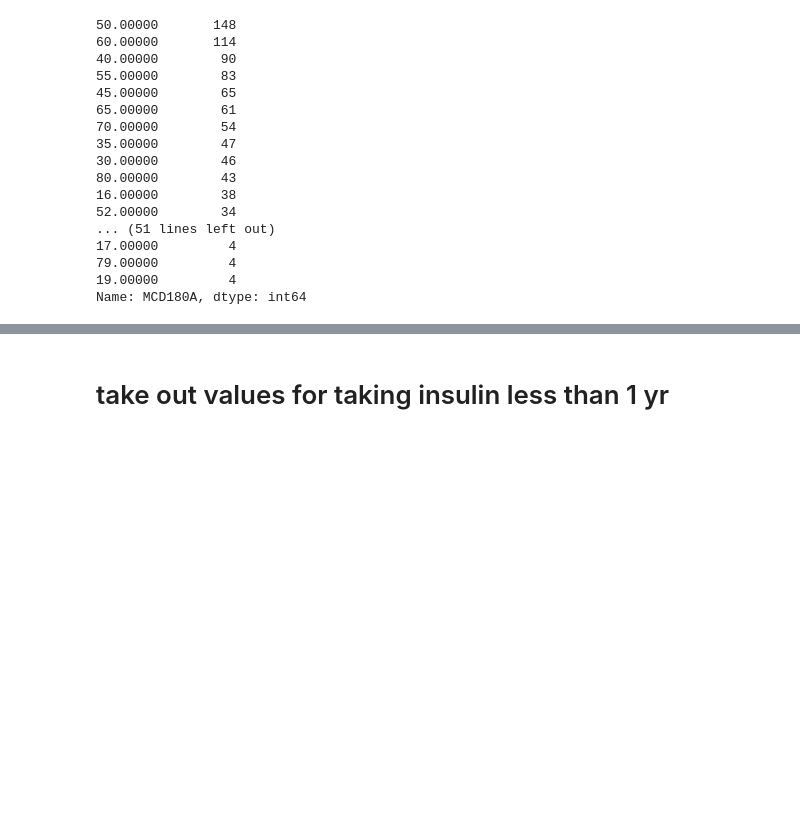
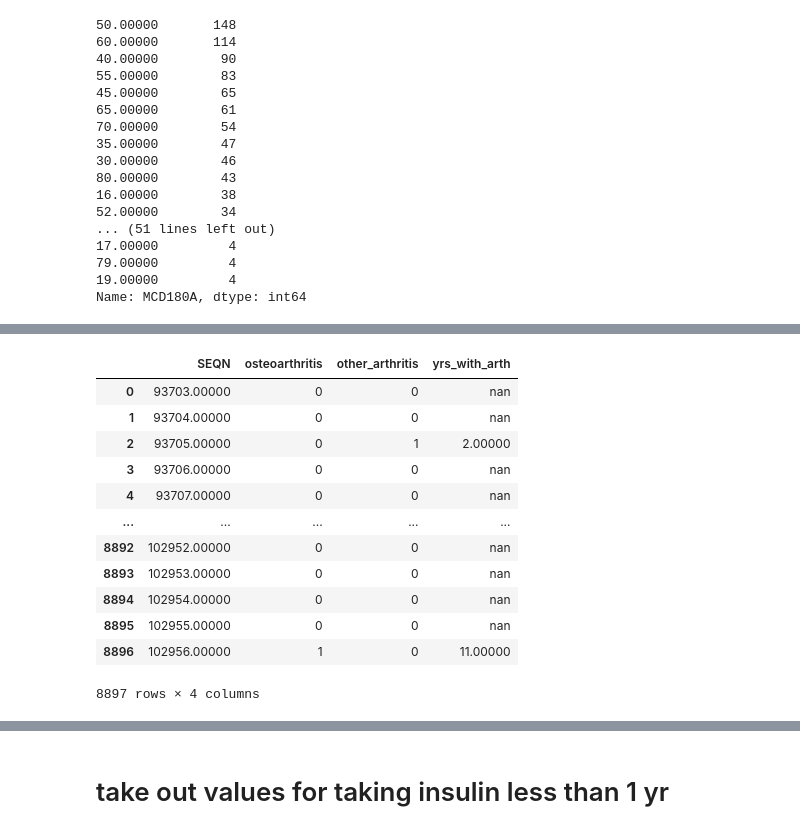
Before and after one commit to lilisbeit/Preventing-Hospitalizations, a Jupyter notebook: Untitled4.ipynb, the cells around one changed output, grey strips where cells are left out. Cells and saved outputs as stored; diff of their text form; code cells hidden in the pictures; blank space fills up the shorter version.

```diff
--- a/Untitled4.ipynb
+++ b/Untitled4.ipynb
@@ -460,0 +454,17 @@ sns.histplot(arthritis_6['yrs_with_arth'])
+# %%
+arthritis_5 = ut.get_years(arthritis_4, 'yrs_with_arth', 'MCD180A')
+arthritis_5
+# %% [output]
+|  | SEQN | osteoarthritis | other_arthritis | yrs_with_arth |
+| 0 | 93703.00000 | 0 | 0 | nan |
+| 1 | 93704.00000 | 0 | 0 | nan |
+| 2 | 93705.00000 | 0 | 1 | 2.00000 |
+| 3 | 93706.00000 | 0 | 0 | nan |
+| 4 | 93707.00000 | 0 | 0 | nan |
+| ... | ... | ... | ... | ... |
+| 8892 | 102952.00000 | 0 | 0 | nan |
+| 8893 | 102953.00000 | 0 | 0 | nan |
+| 8894 | 102954.00000 | 0 | 0 | nan |
+| 8895 | 102955.00000 | 0 | 0 | nan |
+| 8896 | 102956.00000 | 1 | 0 | 11.00000 |
+8897 rows × 4 columns
```
Also changed, not shown: parts of 23 cells of this notebook, 1 other file.
